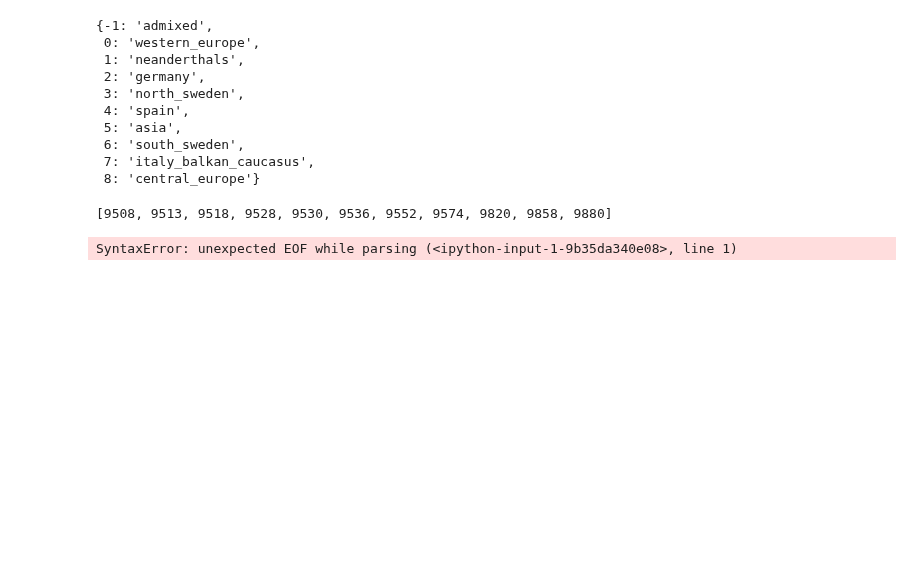
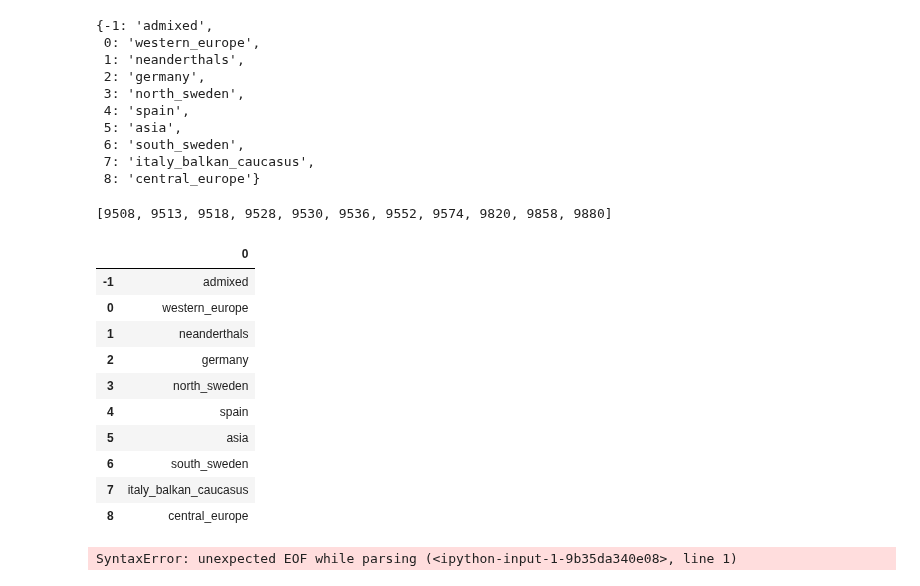
Before and after one commit to peterdfields/hs_vervet, a Jupyter notebook: notebooks/20140606_1001genomes_group_individuals.ipynb, the cells around one changed output. Drawn from its saved outputs; the diff is of its cells as text; code cells hidden in the pictures; blank space fills up the shorter version.

```diff
--- a/notebooks/20140606_1001genomes_group_individuals.ipynb
+++ b/notebooks/20140606_1001genomes_group_individuals.ipynb
@@ -375,7 +375,21 @@ mt = pd.read_csv(jn(meta_dir,"1135_master_table_admix_pop.csv"),index_col=0)
 # %%
 #we are using K=9 and min_frac=60 for clustering
 # %%
-pop_dic = {0:"western_europe",1:"neanderthals",2:"germany",3:"north_sweden",4:"spain",5:"asia",6:"south_sweden",7:"italy_balkan_caucasus",8:"central_europe",-1:"admixed"}
+pop_dic = {0:"western_europe",1:"relict",2:"germany",3:"north_sweden",4:"spain",5:"asia",6:"south_sweden",7:"italy_balkan_caucasus",8:"central_europe",-1:"admixed"}
+# %%
+pd.DataFrame(pd.Series(pop_dic))
+# %% [output]
+|  | 0 |
+| -1 | admixed |
+| 0 | western_europe |
+| 1 | neanderthals |
+| 2 | germany |
+| 3 | north_sweden |
+| 4 | spain |
+| 5 | asia |
+| 6 | south_sweden |
+| 7 | italy_balkan_caucasus |
+| 8 | central_europe |
 # %%
 json.dump(pop_dic,jn(meta_dir,""))
 # %%
```
Also changed, not shown: parts of 1 cell of this notebook, 5 other files.
